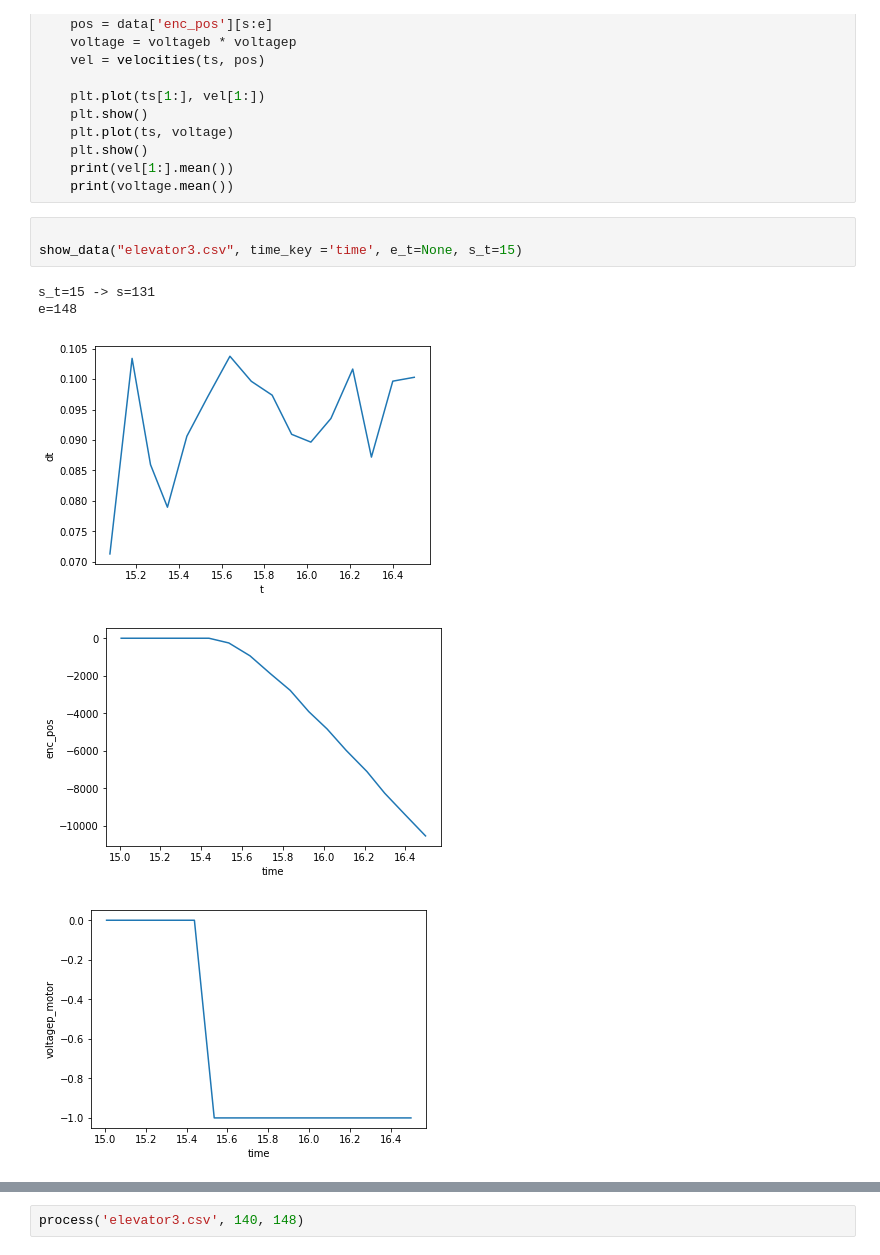
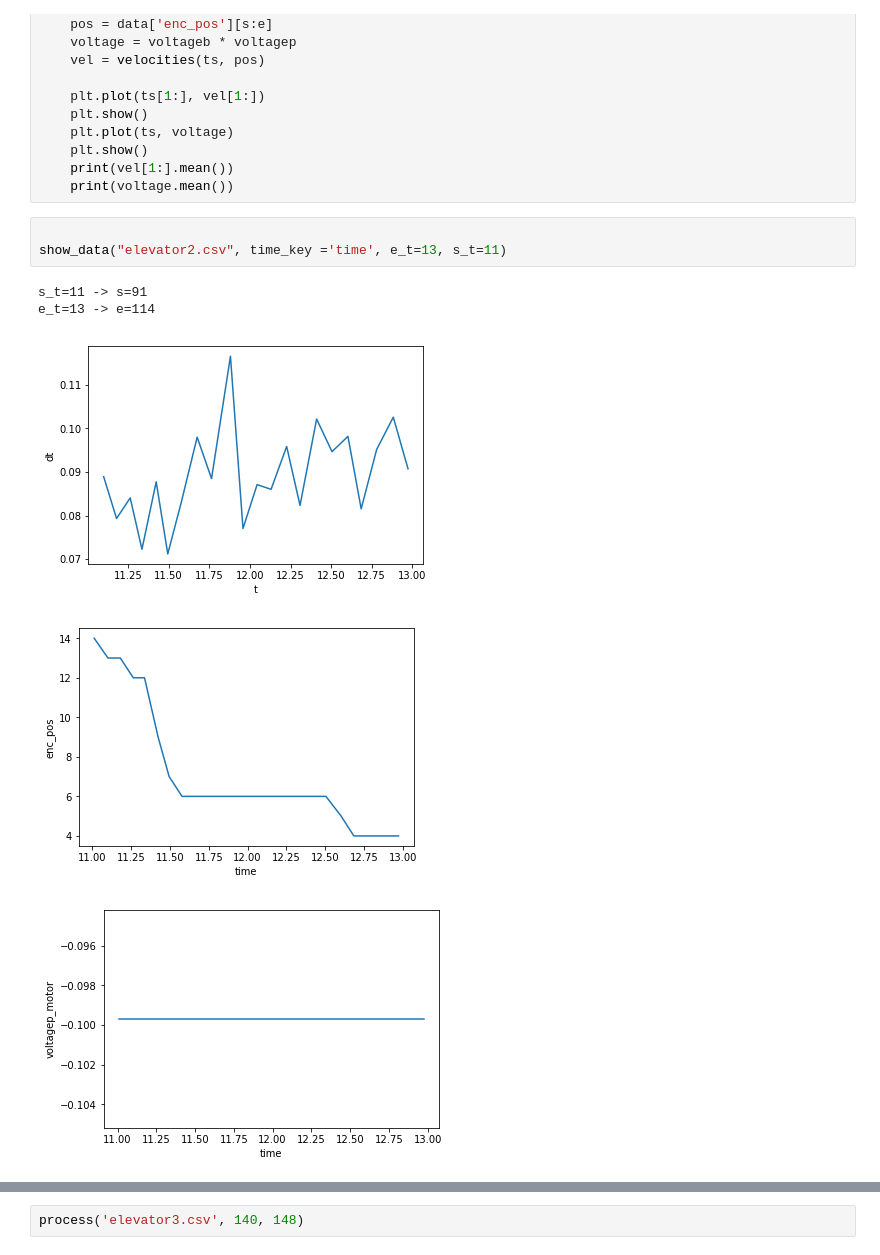
Before and after one commit to frc3223/robot2018, a Jupyter notebook: data/datapull1/elevator-characterization.ipynb, the cells around one changed output, grey strips where cells are left out. Cells and saved outputs as stored; diff of their text form.

Commit message:
more elevator calcs

```diff
--- a/data/datapull1/elevator-characterization.ipynb
+++ b/data/datapull1/elevator-characterization.ipynb
@@ -27,10 +27,10 @@ def process(fnom, s, e):
     print(voltage.mean())
 # %%
 
-show_data("elevator3.csv", time_key ='time', e_t=None, s_t=15)
+show_data("elevator2.csv", time_key ='time', e_t=13, s_t=11)
 # %% [output]
-s_t=15 -> s=131
-e=148
+s_t=11 -> s=91
+e_t=13 -> e=114
-[figure, old version]
+[figure, new version]
-[figure, old version]
+[figure, new version]
-[figure, old version]
+[figure, new version]
```
Also changed, not shown: parts of 11 cells of this notebook, 1 other file.
